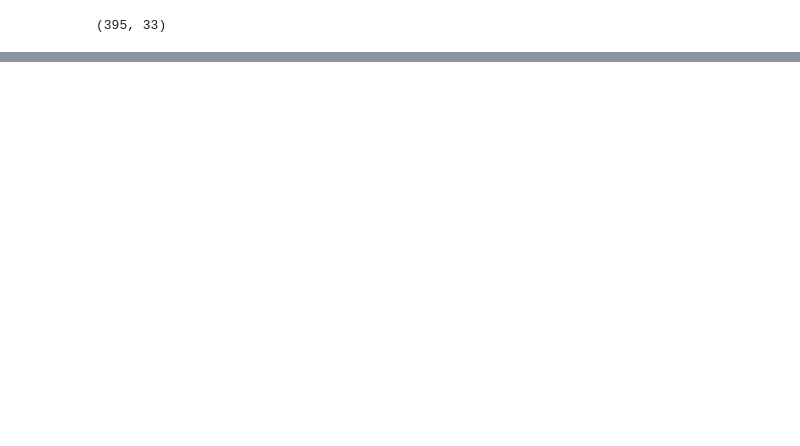
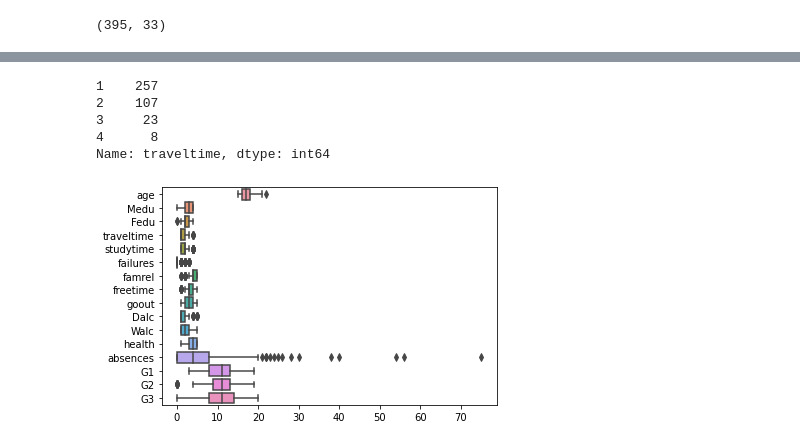
Before and after one commit to aaguil8a/Tabular-Playground-Series---Oct-2021, a Jupyter notebook: SecondIdea.ipynb, the cells around one changed output, grey strips where cells are left out. Drawn from its saved outputs; the diff is of its cells as text; code cells hidden in the pictures; blank space fills up the shorter version.

```diff
--- a/SecondIdea.ipynb
+++ b/SecondIdea.ipynb
@@ -29,0 +141,14 @@ students.shape
+# %%
+students.traveltime.value_counts()
+# %% [output]
+1    257
+2    107
+3     23
+4      8
+Name: traveltime, dtype: int64
+# %%
+import seaborn as sns
+import matplotlib.pyplot as plt
+sns.boxplot(data=students,orient = "h");
+# %% [output]
+[figure, added]
```
Also changed, not shown: parts of 14 cells of this notebook.
